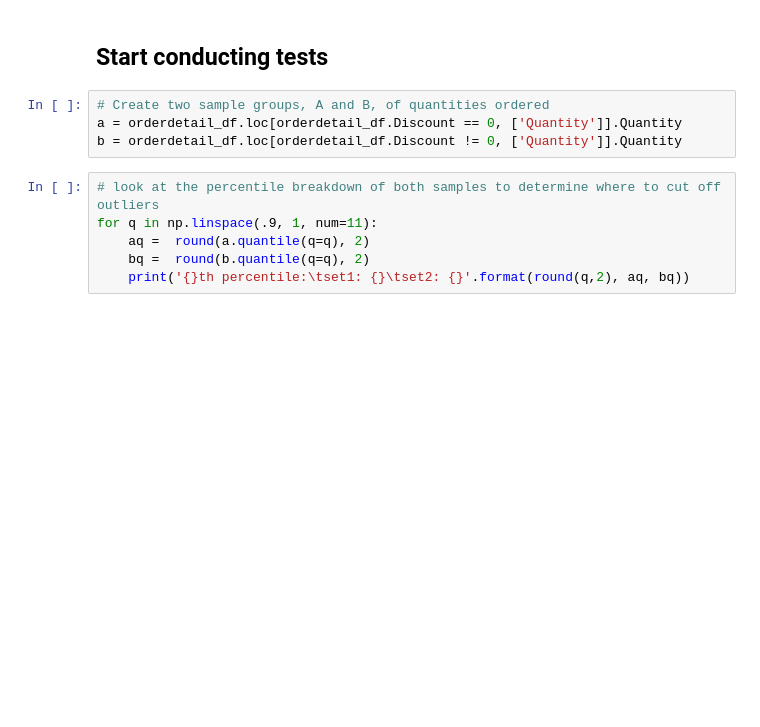
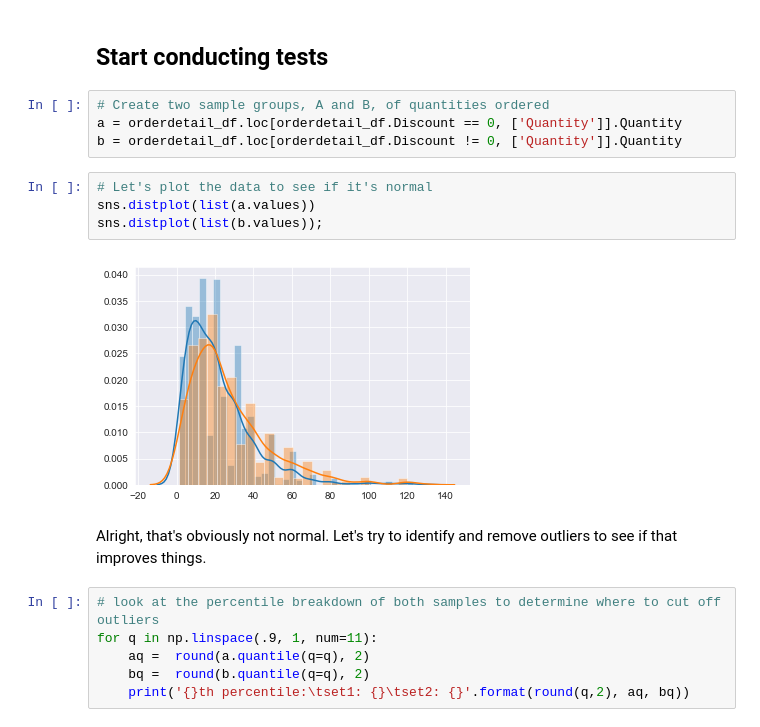
Before and after one commit to magnawhale/dsc-mod-3-project-online-ds-ft-051319, a Jupyter notebook: question_01.ipynb, the cells around one changed output. Drawn from its saved outputs; the diff is of its cells as text; blank space fills up the shorter version.

```diff
--- a/question_01.ipynb
+++ b/question_01.ipynb
@@ -108,6 +128,14 @@ def p_value(a, b, two_sided=False):
 # Create two sample groups, A and B, of quantities ordered
 a = orderdetail_df.loc[orderdetail_df.Discount == 0, ['Quantity']].Quantity
 b = orderdetail_df.loc[orderdetail_df.Discount != 0, ['Quantity']].Quantity
+# %%
+# Let's plot the data to see if it's normal
+sns.distplot(list(a.values))
+sns.distplot(list(b.values));
+# %% [output]
+[figure, added]
+# %% [markdown]
+Alright, that's obviously not normal. Let's try to identify and remove outliers to see if that improves things.
 # %%
 # look at the percentile breakdown of both samples to determine where to cut off outliers
 for q in np.linspace(.9, 1, num=11):
```
Also changed, not shown: parts of 5 cells of this notebook, 3 other files.
